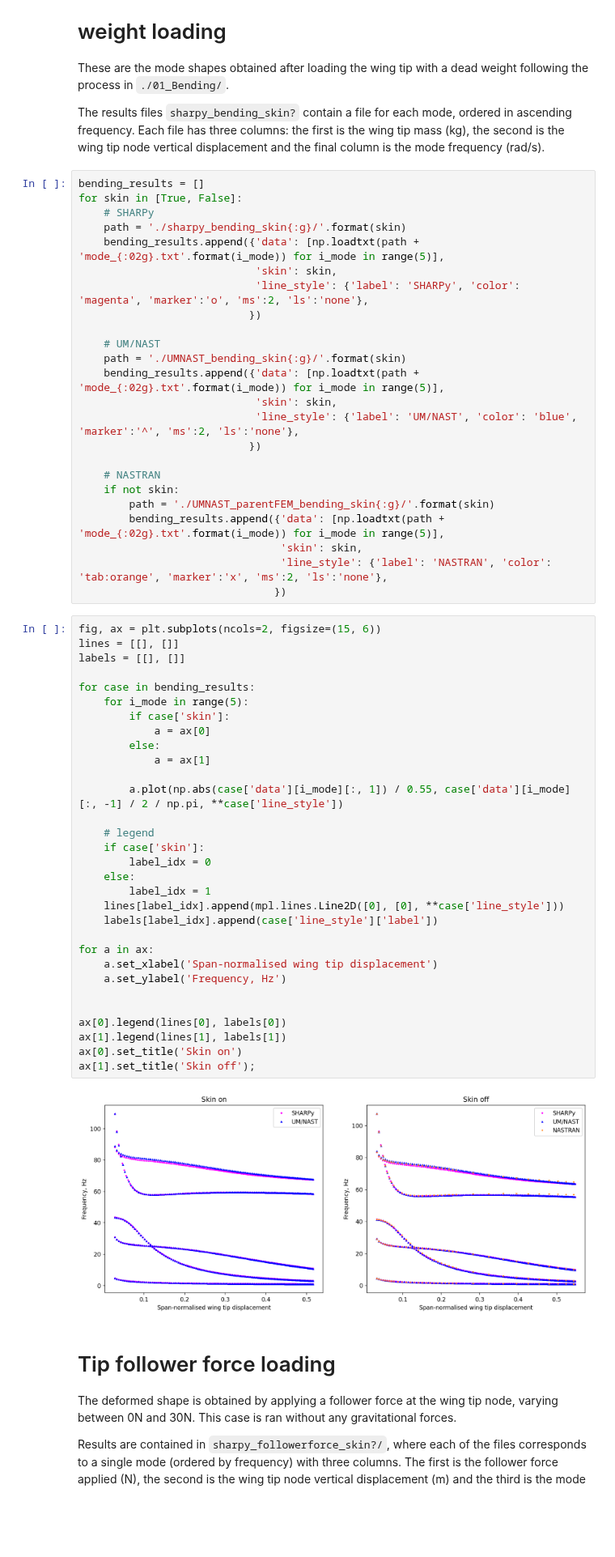
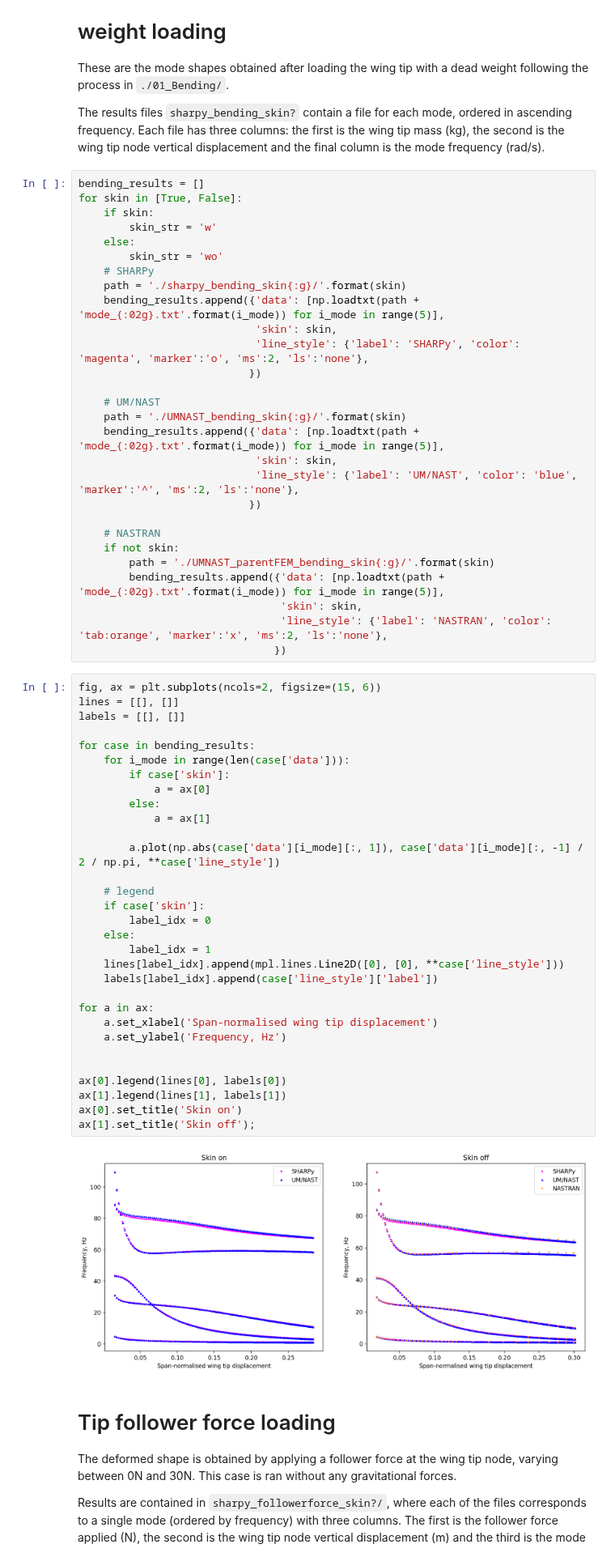
Before and after one commit to ngoiz/pazy-aepw3-results, a Jupyter notebook: 04_DeformedModal/04_DeformedModalResults.ipynb, the cells around one changed output. Shown at 81% size. Drawn from its saved outputs; the diff is of its cells as text; blank space fills up the shorter version.

```diff
--- a/04_DeformedModal/04_DeformedModalResults.ipynb
+++ b/04_DeformedModal/04_DeformedModalResults.ipynb
@@ -59,6 +59,10 @@ The results files `sharpy_bending_skin?` contain a file for each mode, ordered i
 # %%
 bending_results = []
 for skin in [True, False]:
+    if skin:
+        skin_str = 'w'
+    else:
+        skin_str = 'wo'
     # SHARPy
     path = './sharpy_bending_skin{:g}/'.format(skin)
     bending_results.append({'data': [np.loadtxt(path + 'mode_{:02g}.txt'.format(i_mode)) for i_mode in range(5)],
@@ -83,36 +87,36 @@ for skin in [True, False]:
 # %%
 fig, ax = plt.subplots(ncols=2, figsize=(15, 6))
 lines = [[], []]
 labels = [[], []]
 
 for case in bending_results:
-    for i_mode in range(5):
+    for i_mode in range(len(case['data'])):
         if case['skin']:
             a = ax[0]
         else:
             a = ax[1]
 
-        a.plot(np.abs(case['data'][i_mode][:, 1]) / 0.55, case['data'][i_mode][:, -1] / 2 / np.pi, **case['line_style'])
+        a.plot(np.abs(case['data'][i_mode][:, 1]), case['data'][i_mode][:, -1] / 2 / np.pi, **case['line_style'])
 
     # legend
     if case['skin']:
         label_idx = 0
     else:
         label_idx = 1
     lines[label_idx].append(mpl.lines.Line2D([0], [0], **case['line_style']))
     labels[label_idx].append(case['line_style']['label'])
 
 for a in ax:
     a.set_xlabel('Span-normalised wing tip displacement')
     a.set_ylabel('Frequency, Hz')
 
 
 ax[0].legend(lines[0], labels[0])
 ax[1].legend(lines[1], labels[1])
 ax[0].set_title('Skin on')
 ax[1].set_title('Skin off');
 # %% [output]
-[figure, old version]
+[figure, new version]
 # %% [markdown]
 # Tip follower force loading
 
```
Also changed, not shown: parts of 6 cells of this notebook, 16 other files.
